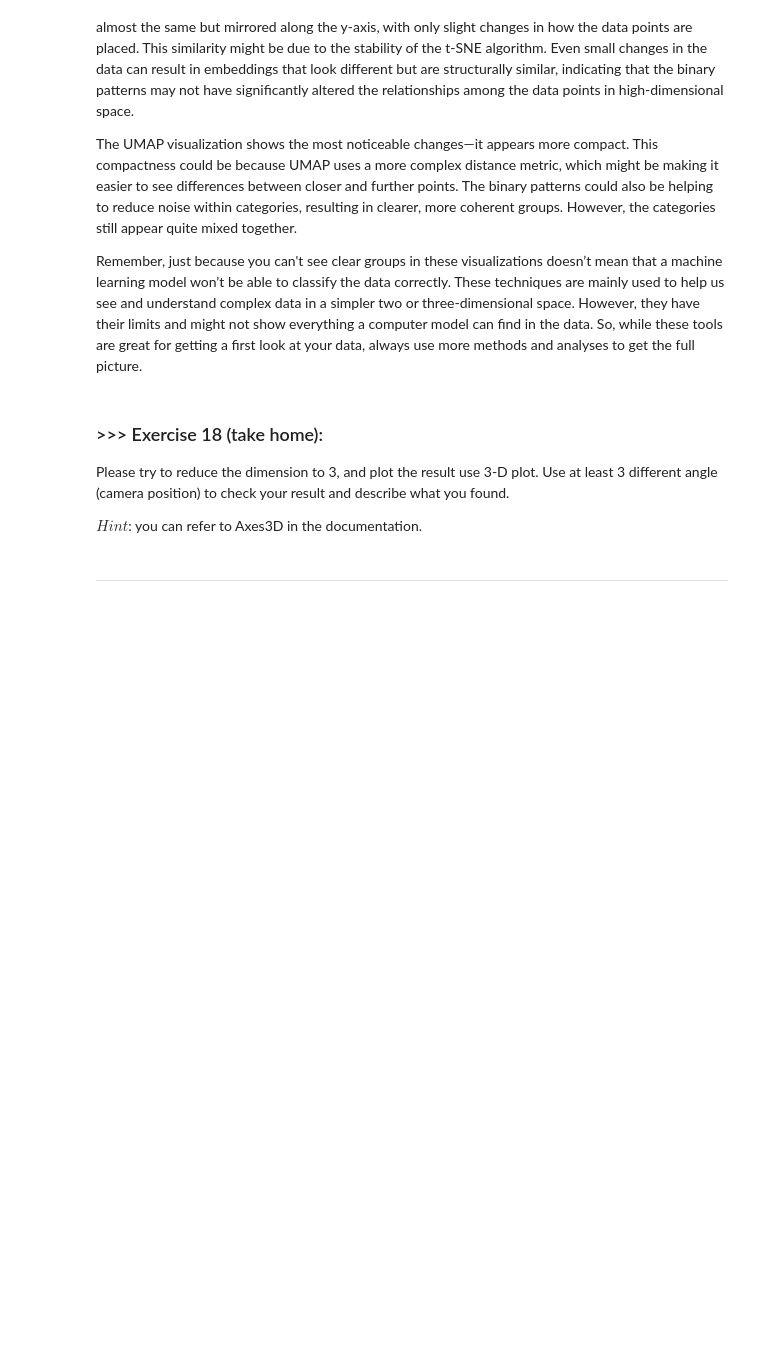
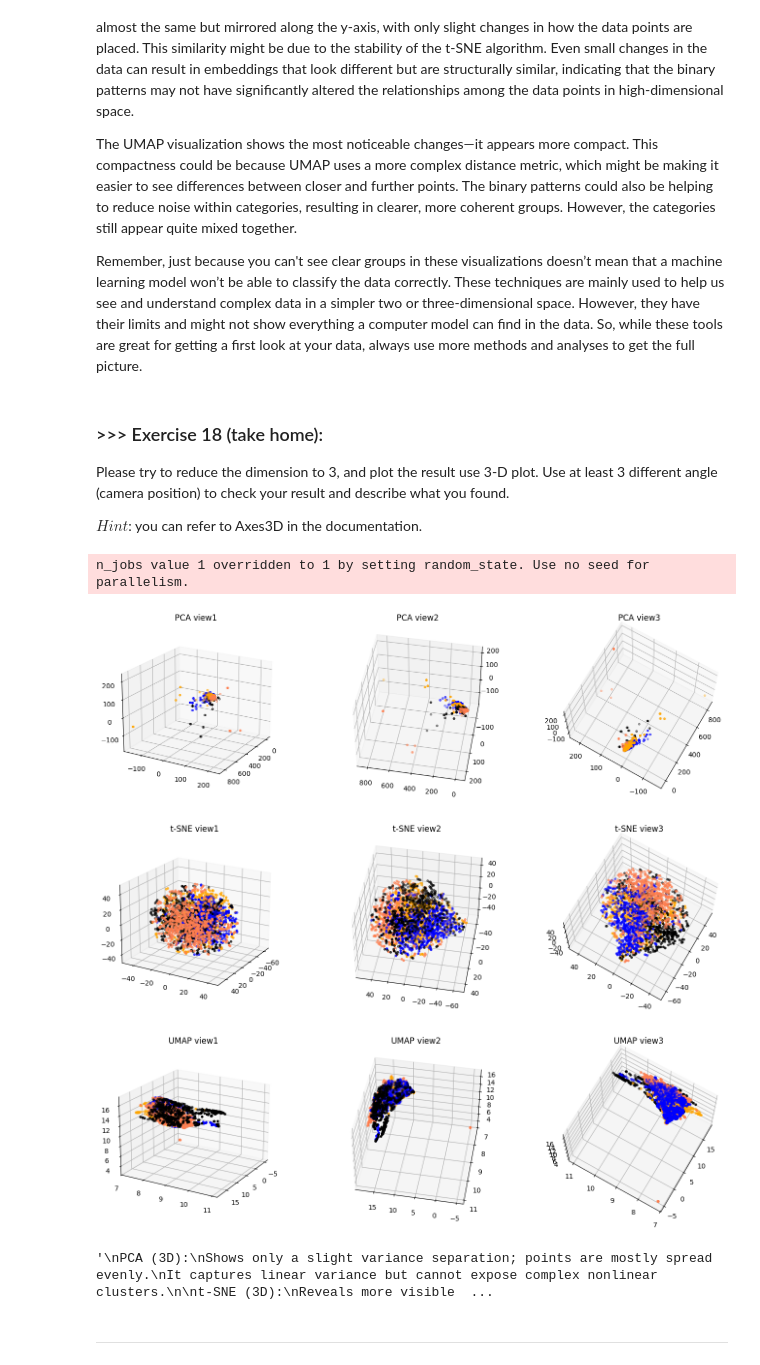
Before and after one commit to Nimomohamed-you/DM2025-Lab1-Exercise, a Jupyter notebook: DM2025-Lab1-Master.ipynb, the cells around one changed output. Drawn from its saved outputs; the diff is of its cells as text; code cells hidden in the pictures; blank space fills up the shorter version.

```diff
--- a/DM2025-Lab1-Master.ipynb
+++ b/DM2025-Lab1-Master.ipynb
@@ -1674,8 +1800,14 @@ frequentPatternsDF_alt_atheism
+# %%
+with open('td_freq_db_comp_graphics.csv', 'r', encoding='latin1') as f:
+    data = f.read()
+
+with open('td_freq_db_comp_graphics_utf8.csv', 'w', encoding='utf-8') as f:
+    f.write(data)
 # %%
 from PAMI.frequentPattern.basic import FPGrowth as alg
-minSup=9
-obj3 = alg.FPGrowth(iFile='td_freq_db_comp_graphics.csv', minSup=minSup)
+minSup = 9
+obj3 = alg.FPGrowth(iFile='td_freq_db_comp_graphics_utf8.csv', minSup=minSup)
 obj3.mine()
-frequentPatternsDF_comp_graphics= obj3.getPatternsAsDataFrame()
-print('Total No of patterns: ' + str(len(frequentPatternsDF_comp_graphics))) #print the total number of patterns
-print('Runtime: ' + str(obj3.getRuntime())) #measure the runtime
+frequentPatternsDF_comp_graphics = obj3.getPatternsAsDataFrame()
+print('Total No of patterns:', len(frequentPatternsDF_comp_graphics))
+print('Runtime:', obj3.getRuntime())
@@ -1934,3 +2164,51 @@ $Hint$: you can refer to Axes3D in the documentation.
+# %%
+#Answer Here
+from sklearn.decomposition import PCA
+from sklearn.manifold import TSNE
+import umap, matplotlib.pyplot as plt
+from mpl_toolkits.mplot3d import Axes3D
+
+#Compute 3-D projections (using augmented_df)
+X_pca3 = PCA(n_components=3).fit_transform(augmented_df.values)
+X_tsne3 = TSNE(n_components=3, random_state=42).fit_transform(augmented_df.values)
+X_umap3 = umap.UMAP(n_components=3, random_state=42).fit_transform(augmented_df.values)
+
+#Quick 3-D plot (3 different camera views)
+def plot3D(Xr, title):
+    fig = plt.figure(figsize=(14,4))
+    for i, (e,a) in enumerate([(20,30),(45,100),(70,210)]):
+        ax = fig.add_subplot(1,3,i+1,projection='3d')
+        for c,cat in zip(['coral','blue','black','orange'], X['category_name'].unique()):
+            m = X['category_name']==cat
+            ax.scatter(Xr[m,0], Xr[m,1], Xr[m,2], s=8, c=c, label=cat)
+        ax.view_init(e,a); ax.set_title(f'{title} view{i+1}')
+    plt.tight_layout(); plt.show()
+
+plot3D(X_pca3,'PCA'); plot3D(X_tsne3,'t-SNE'); plot3D(X_umap3,'UMAP')
+# %% [output]
+n_jobs value 1 overridden to 1 by setting random_state. Use no seed for parallelism.
+[figure, added]
+[figure, added]
+[figure, added]
+# %%
+#report
+'''
+PCA (3D):
+Shows only a slight variance separation; points are mostly spread evenly.
+It captures linear variance but cannot expose complex nonlinear clusters.
+
+t-SNE (3D):
+Reveals more visible local clusters—points with similar content are grouped.
+However, there is still some overlap, and patterns shift slightly between angles.
+
+UMAP (3D):
+Produces tighter, more defined clusters while preserving global structure.
+Changing camera angles (20/45/70) confirms that groups are more compact and consistent,
+showing that UMAP balances local and global relationships better.
+    #it looks all methods reduce dimensionality successfully, but UMAP provides the clearest 3-D cluster separation.
+'''
+# %% [output]
+'\nPCA (3D):\nShows only a slight variance separation; points are mostly spread evenly.\nIt captures linear variance but cannot expose complex nonlinear clusters.\n\nt-SNE (3D):\nReveals more visible  ...
 # %% [markdown]
 ---
 # %% [markdown]
```
Also changed, not shown: parts of 66 cells of this notebook, 6 other files.
